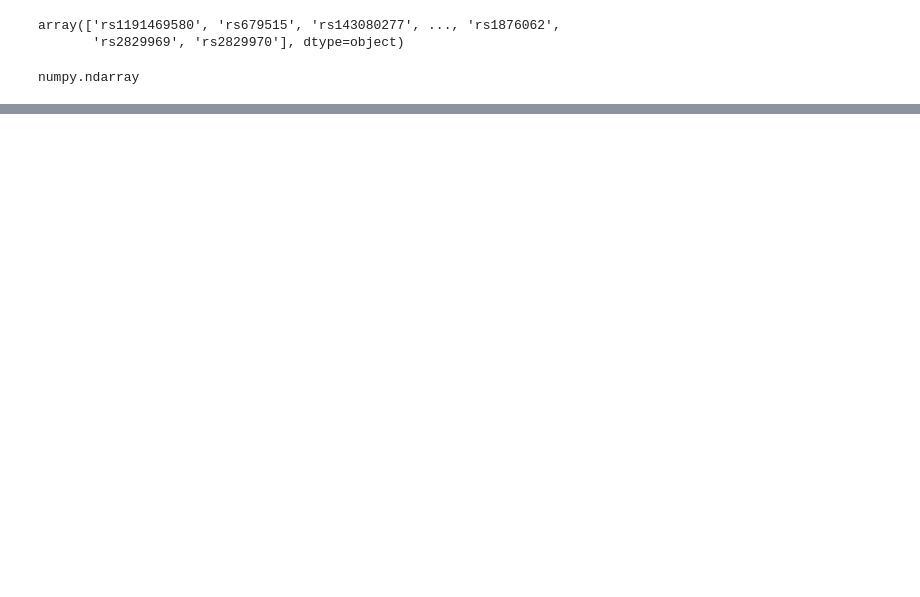
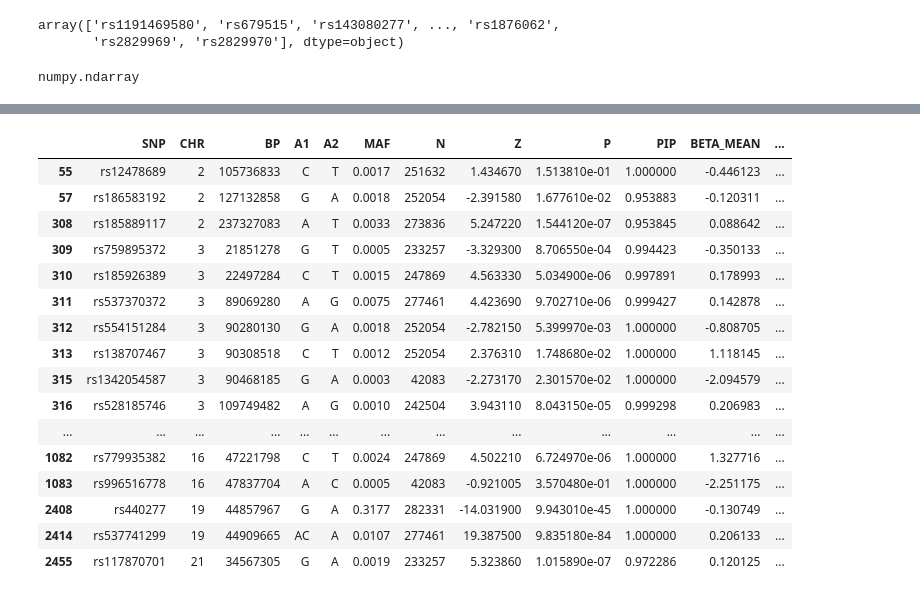
Before and after one commit to teresa-sansan/ADSP_polyfun, a Jupyter notebook: coloc/snp_of_interest.ipynb, the cells around one changed output, grey strips where cells are left out. Drawn from its saved outputs; the diff is of its cells as text; code cells hidden in the pictures; blank space fills up the shorter version.

```diff
--- a/coloc/snp_of_interest.ipynb
+++ b/coloc/snp_of_interest.ipynb
@@ -208,0 +247,23 @@ mutual_pip = snp_list.loc[(True, True,  True, True)].values.reshape(-1)
+# %%
+only_susie = snp_list.loc[(True, False, False, False)].values.reshape(-1)
+only_susie  = susie[susie.SNP.isin(only_susie )]
+only_susie.to_csv(path + 'pip>0.75_susie_snp.tsv', sep = '\t', index = False)
+only_susie
+# %% [output]
+|  | SNP | CHR | BP | A1 | A2 | MAF | N | Z | P | PIP | BETA_MEAN | ... |
+| 55 | rs12478689 | 2 | 105736833 | C | T | 0.0017 | 251632 | 1.434670 | 1.513810e-01 | 1.000000 | -0.446123 | ... |
+| 57 | rs186583192 | 2 | 127132858 | G | A | 0.0018 | 252054 | -2.391580 | 1.677610e-02 | 0.953883 | -0.120311 | ... |
+| 308 | rs185889117 | 2 | 237327083 | A | T | 0.0033 | 273836 | 5.247220 | 1.544120e-07 | 0.953845 | 0.088642 | ... |
+| 309 | rs759895372 | 3 | 21851278 | G | T | 0.0005 | 233257 | -3.329300 | 8.706550e-04 | 0.994423 | -0.350133 | ... |
+| 310 | rs185926389 | 3 | 22497284 | C | T | 0.0015 | 247869 | 4.563330 | 5.034900e-06 | 0.997891 | 0.178993 | ... |
+| 311 | rs537370372 | 3 | 89069280 | A | G | 0.0075 | 277461 | 4.423690 | 9.702710e-06 | 0.999427 | 0.142878 | ... |
+| 312 | rs554151284 | 3 | 90280130 | G | A | 0.0018 | 252054 | -2.782150 | 5.399970e-03 | 1.000000 | -0.808705 | ... |
+| 313 | rs138707467 | 3 | 90308518 | C | T | 0.0012 | 252054 | 2.376310 | 1.748680e-02 | 1.000000 | 1.118145 | ... |
+| 315 | rs1342054587 | 3 | 90468185 | G | A | 0.0003 | 42083 | -2.273170 | 2.301570e-02 | 1.000000 | -2.094579 | ... |
+| 316 | rs528185746 | 3 | 109749482 | A | G | 0.0010 | 242504 | 3.943110 | 8.043150e-05 | 0.999298 | 0.206983 | ... |
+| ... | ... | ... | ... | ... | ... | ... | ... | ... | ... | ... | ... | ... |
+| 1082 | rs779935382 | 16 | 47221798 | C | T | 0.0024 | 247869 | 4.502210 | 6.724970e-06 | 1.000000 | 1.327716 | ... |
+| 1083 | rs996516778 | 16 | 47837704 | A | C | 0.0005 | 42083 | -0.921005 | 3.570480e-01 | 1.000000 | -2.251175 | ... |
+| 2408 | rs440277 | 19 | 44857967 | G | A | 0.3177 | 282331 | -14.031900 | 9.943010e-45 | 1.000000 | -0.130749 | ... |
+| 2414 | rs537741299 | 19 | 44909665 | AC | A | 0.0107 | 277461 | 19.387500 | 9.835180e-84 | 1.000000 | 0.206133 | ... |
+| 2455 | rs117870701 | 21 | 34567305 | G | A | 0.0019 | 233257 | 5.323860 | 1.015890e-07 | 0.972286 | 0.120125 | ... |
```
Also changed, not shown: parts of 17 cells of this notebook, 3 other files.
